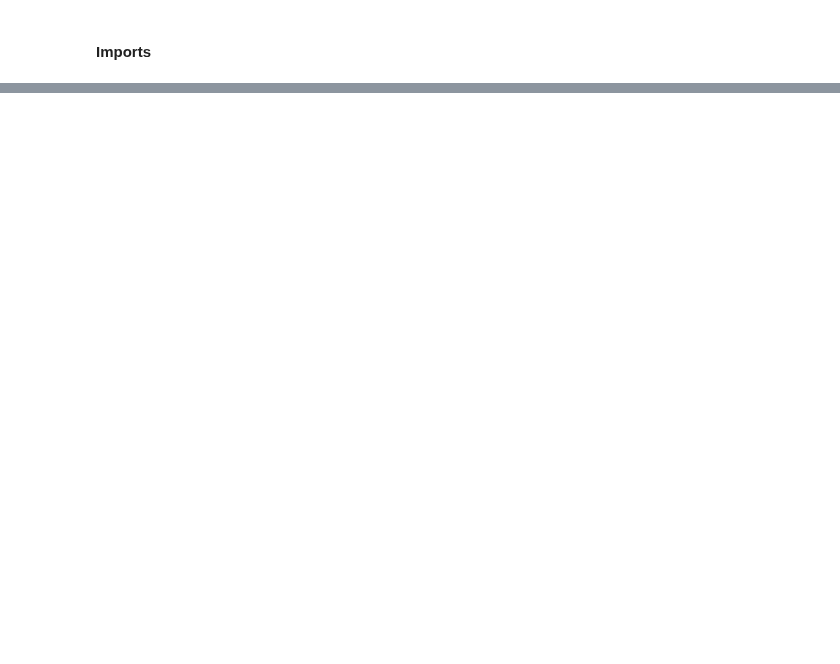
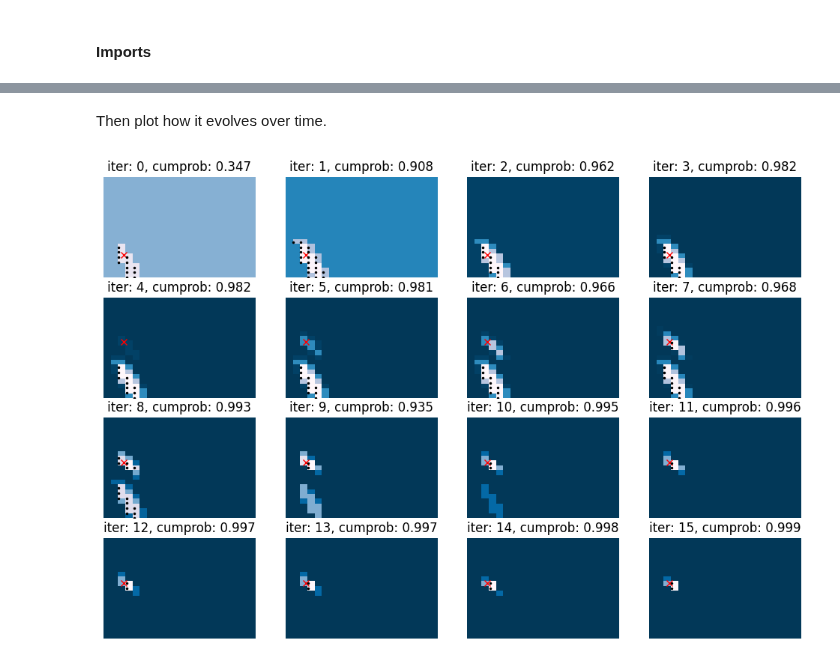
Before and after one commit to Muckthebuck/Learning-Dynamic-Systems, a Jupyter notebook: optimal_controller/fusion.ipynb, the cells around one changed output, grey strips where cells are left out. Cells and saved outputs as stored; diff of their text form; code cells hidden in the pictures; blank space fills up the shorter version.

```diff
--- a/optimal_controller/fusion.ipynb
+++ b/optimal_controller/fusion.ipynb
@@ -313,0 +180,22 @@ Actual system parameters were in the returned confidence region: True
+# %% [markdown]
+Then plot how it evolves over time.
+# %%
+# Set up the grid of plots
+n_plots = 16
+n_cols = 4
+n_rows = int(np.ceil(n_plots / n_cols))
+fig, axes = plt.subplots(n_rows, n_cols, figsize=(n_cols * 3, n_rows * 2))
+axes = axes.flatten()
+
+# Plot the fused confidence region from each SPS run, as well as the points sampled from it
+for idx in range(n_plots):
+
+    plot_fused_conf_region(posterior_vals[idx], fig, axes[idx], a_range, b_range, title=f"iter: {idx}, cumprob: {p_vals[idx]:.3f}", colorbar=False)
+    axes[idx].plot(b, a_vals[idx], 'rx')
+    axes[idx].set_axis_off()
+
+    # Optionally, also display which plants would be sampled from these non-binary confidence regions
+    plot_pts_in_conf_region(sampled_conf_region_vals[idx], x_dim=0, y_dim=1, fig=fig, ax=axes[idx])
+plt.show()
+# %% [output]
+[figure, added]
```
Also changed, not shown: parts of 43 cells of this notebook, 4 other files.
